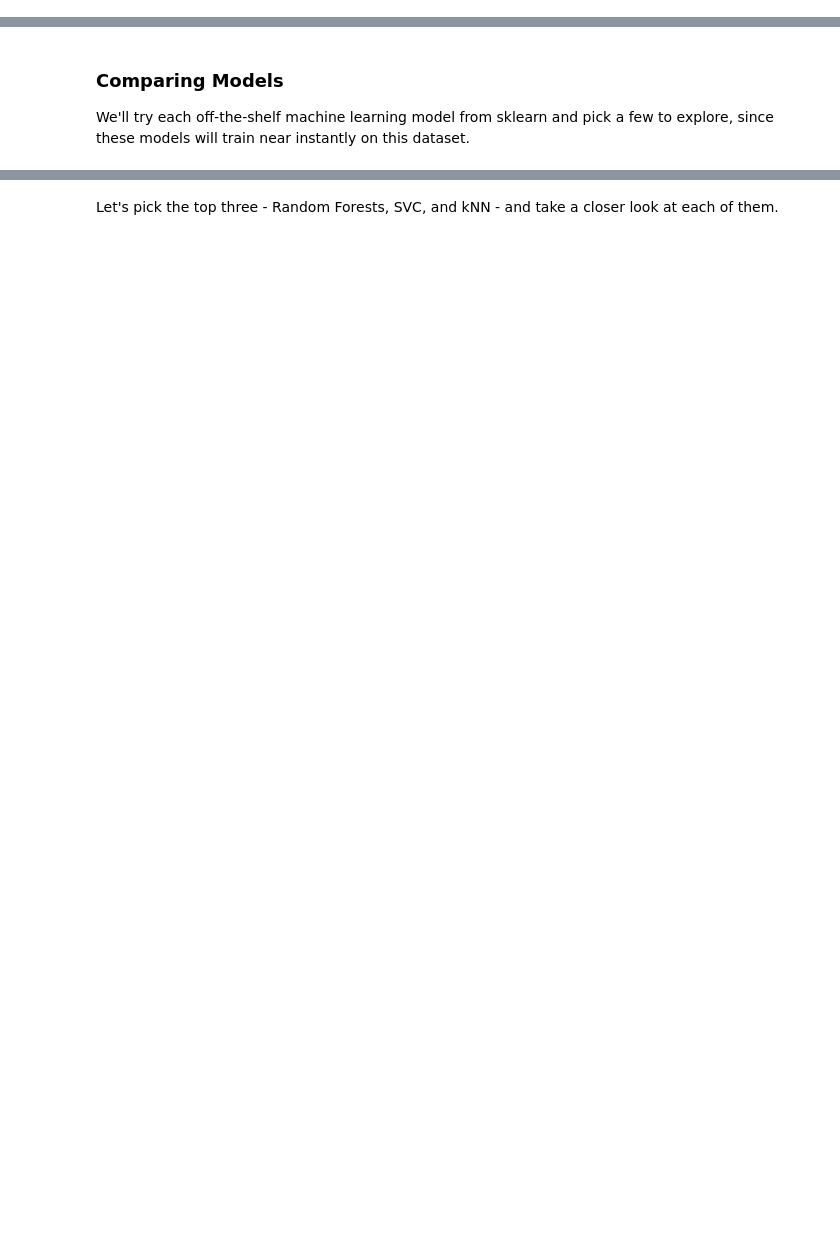
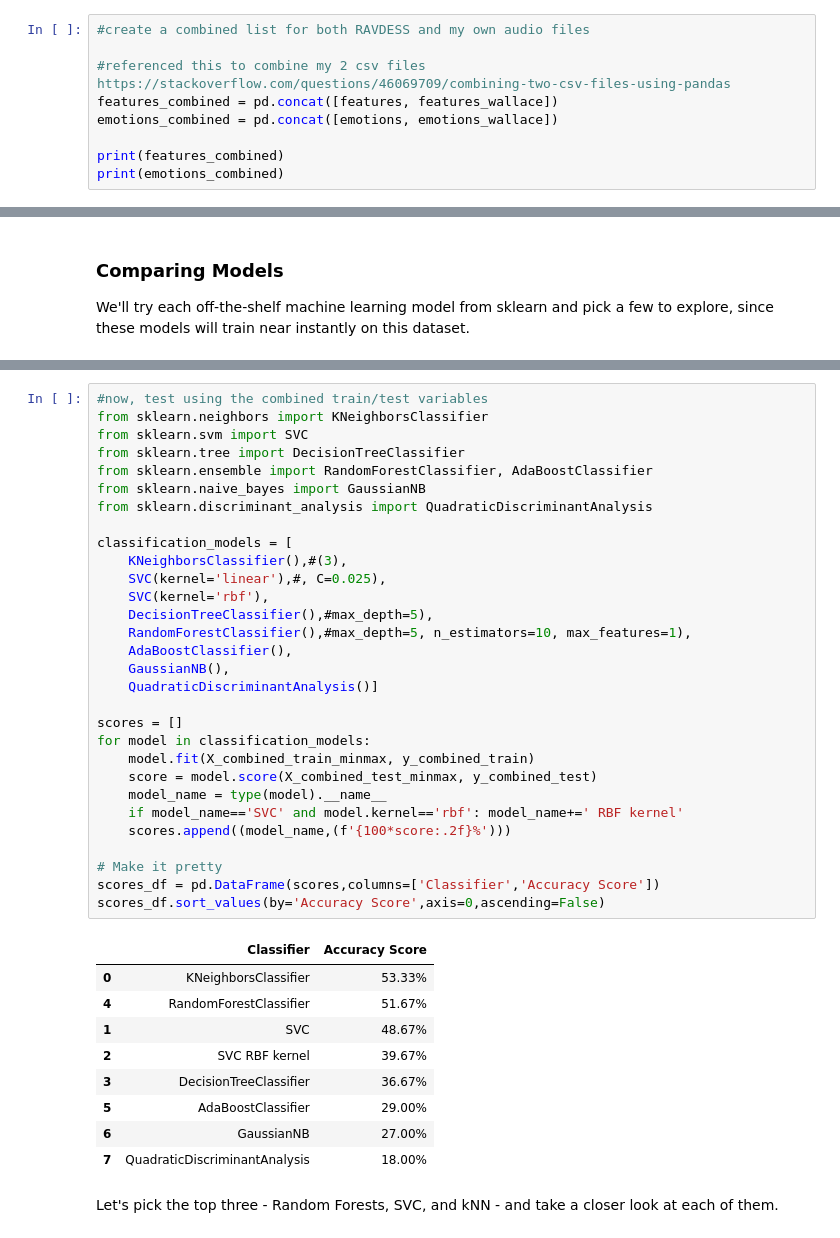
Before and after one commit to wall-e785/Week3-ClassicML, a Jupyter notebook: Week_3_MachineLearning.ipynb, the cells around one changed output, grey strips where cells are left out. Saved outputs shown, nothing was run; the diff lists cells and outputs as text; blank space fills up the shorter version.

```diff
--- a/Week_3_MachineLearning.ipynb
+++ b/Week_3_MachineLearning.ipynb
@@ -441,3 +457,12 @@ scaler = MinMaxScaler()
 #unscaled of my own
 features_wallace_minmax = features_wallace
 features_wallace_minmax = scaler.fit_transform(features_wallace_minmax)
+# %%
+#create a combined list for both RAVDESS and my own audio files
+
+#referenced this to combine my 2 csv files https://stackoverflow.com/questions/46069709/combining-two-csv-files-using-pandas
+features_combined = pd.concat([features, features_wallace])
+emotions_combined = pd.concat([emotions, emotions_wallace])
+
+print(features_combined)
+print(emotions_combined)
@@ -625,3 +750,43 @@ Feature names unseen at fit time:
+# %%
+#now, test using the combined train/test variables
+from sklearn.neighbors import KNeighborsClassifier
+from sklearn.svm import SVC
+from sklearn.tree import DecisionTreeClassifier
+from sklearn.ensemble import RandomForestClassifier, AdaBoostClassifier
+from sklearn.naive_bayes import GaussianNB
+from sklearn.discriminant_analysis import QuadraticDiscriminantAnalysis
+
+classification_models = [
+    KNeighborsClassifier(),#(3),
+    SVC(kernel='linear'),#, C=0.025),
+    SVC(kernel='rbf'),
+    DecisionTreeClassifier(),#max_depth=5),
+    RandomForestClassifier(),#max_depth=5, n_estimators=10, max_features=1),
+    AdaBoostClassifier(),
+    GaussianNB(),
+    QuadraticDiscriminantAnalysis()]
+
+scores = []
+for model in classification_models:
+    model.fit(X_combined_train_minmax, y_combined_train)
+    score = model.score(X_combined_test_minmax, y_combined_test)
+    model_name = type(model).__name__
+    if model_name=='SVC' and model.kernel=='rbf': model_name+=' RBF kernel'
+    scores.append((model_name,(f'{100*score:.2f}%')))
+
+# Make it pretty
+scores_df = pd.DataFrame(scores,columns=['Classifier','Accuracy Score'])
+scores_df.sort_values(by='Accuracy Score',axis=0,ascending=False)
+# %% [output]
+|  | Classifier | Accuracy Score |
+| 0 | KNeighborsClassifier | 53.33% |
+| 4 | RandomForestClassifier | 51.67% |
+| 1 | SVC | 48.67% |
+| 2 | SVC RBF kernel | 39.67% |
+| 3 | DecisionTreeClassifier | 36.67% |
+| 5 | AdaBoostClassifier | 29.00% |
+| 6 | GaussianNB | 27.00% |
+| 7 | QuadraticDiscriminantAnalysis | 18.00% |
 # %% [markdown]
 Let's pick the top three - Random Forests, SVC, and kNN - and take a closer look at each of them.
 # %% [markdown]
```
Also changed, not shown: parts of 12 cells of this notebook.
